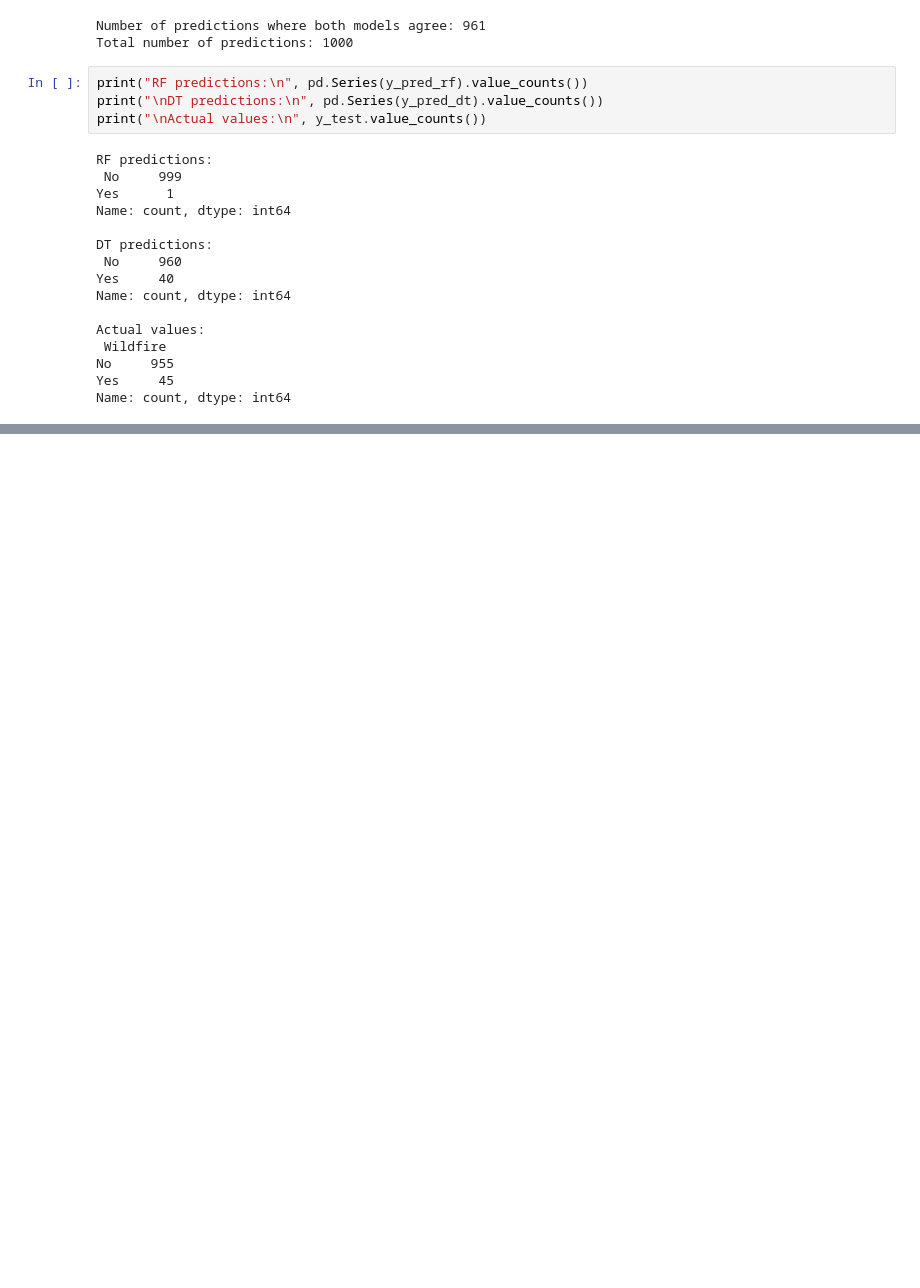
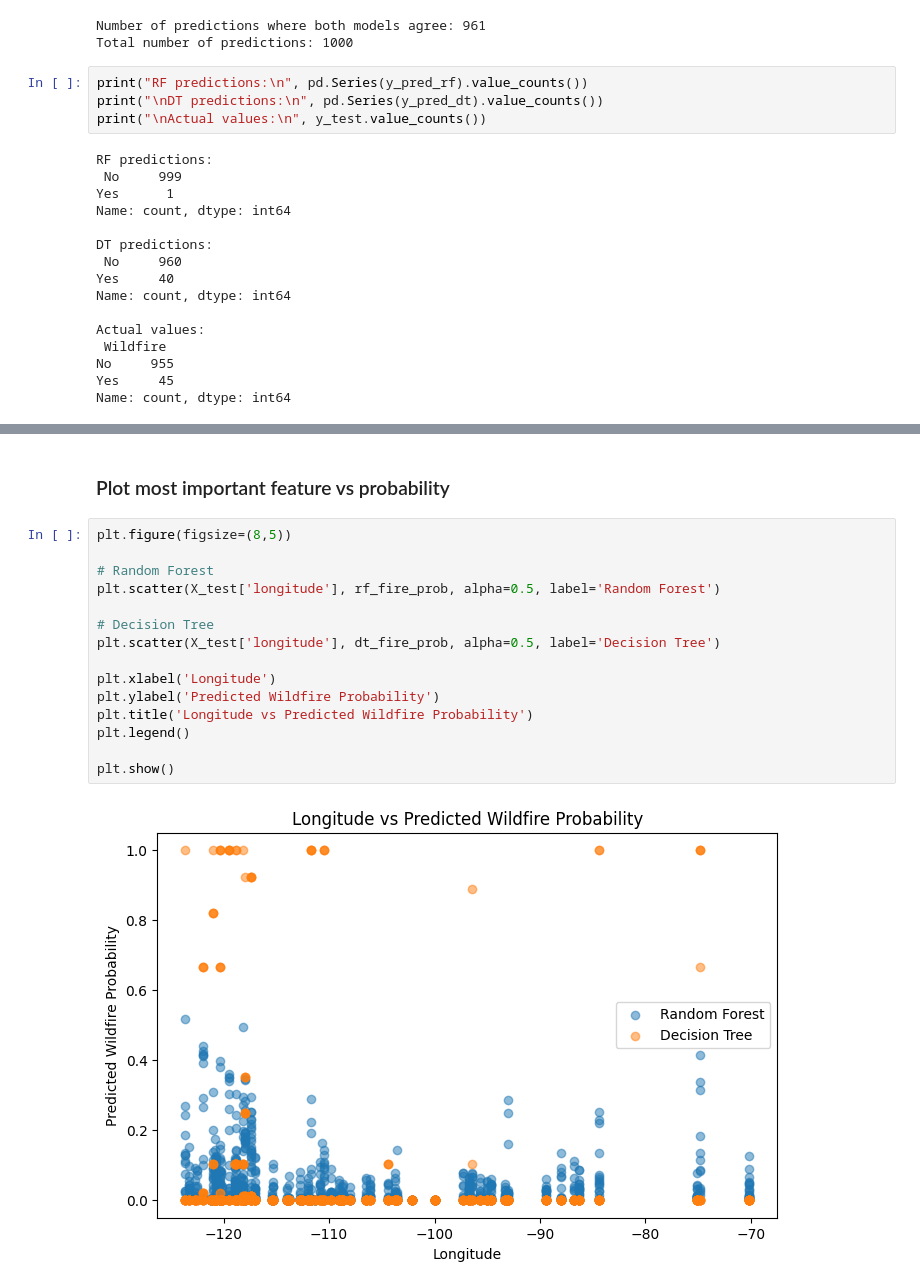
Before and after one commit to krodrig8/MBBE-BE-Project-Check-in-3V2, a Jupyter notebook: Checkin3.ipynb, the cells around one changed output, grey strips where cells are left out. Cells and saved outputs as stored; diff of their text form; blank space fills up the shorter version.

```diff
--- a/Checkin3.ipynb
+++ b/Checkin3.ipynb
@@ -475,0 +514,19 @@ Name: count, dtype: int64
+# %% [markdown]
+### Plot most important feature vs probability
+# %%
+plt.figure(figsize=(8,5))
+
+# Random Forest
+plt.scatter(X_test['longitude'], rf_fire_prob, alpha=0.5, label='Random Forest')
+
+# Decision Tree
+plt.scatter(X_test['longitude'], dt_fire_prob, alpha=0.5, label='Decision Tree')
+
+plt.xlabel('Longitude')
+plt.ylabel('Predicted Wildfire Probability')
+plt.title('Longitude vs Predicted Wildfire Probability')
+plt.legend()
+
+plt.show()
+# %% [output]
+[figure, added]
```
Also changed, not shown: parts of 3 cells of this notebook.
